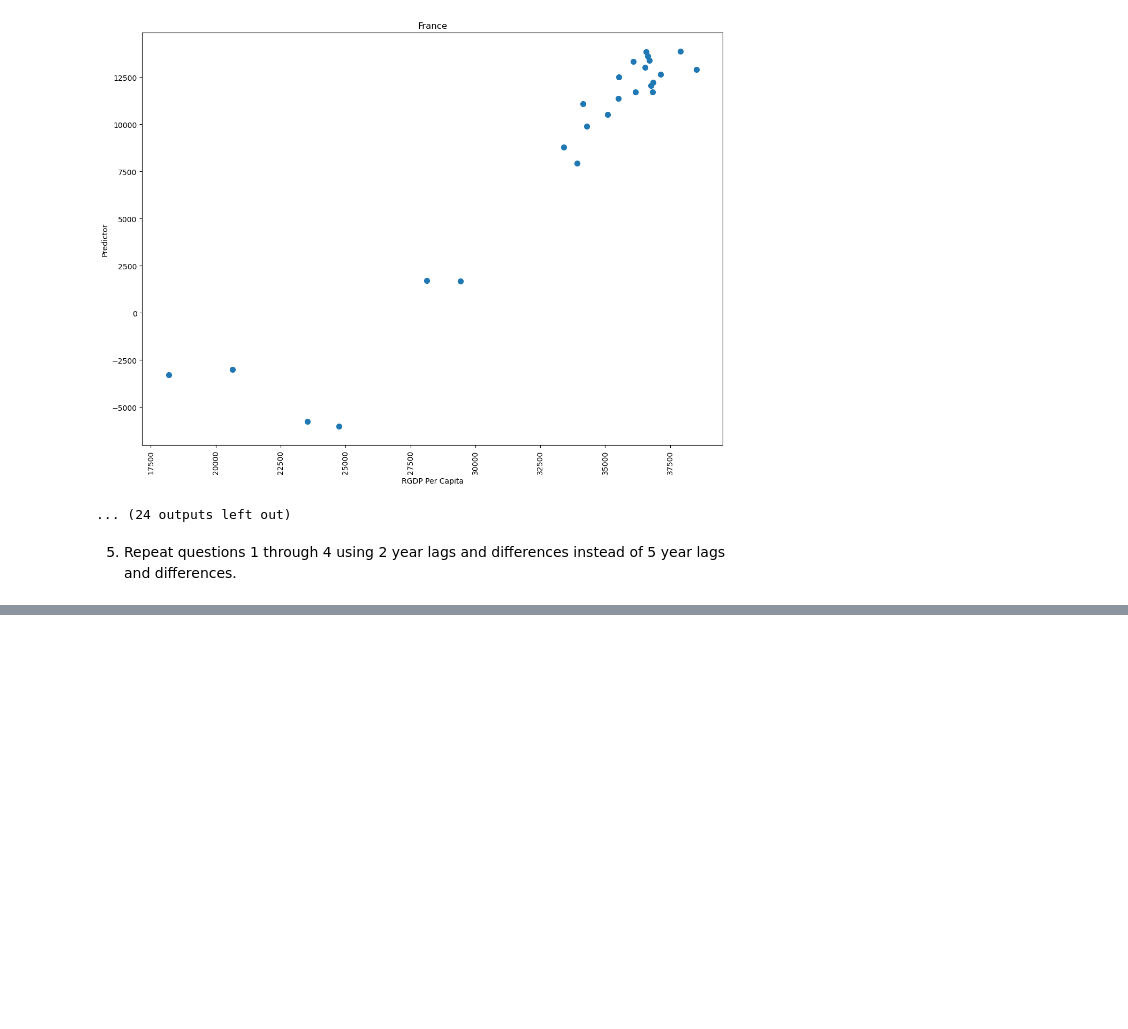
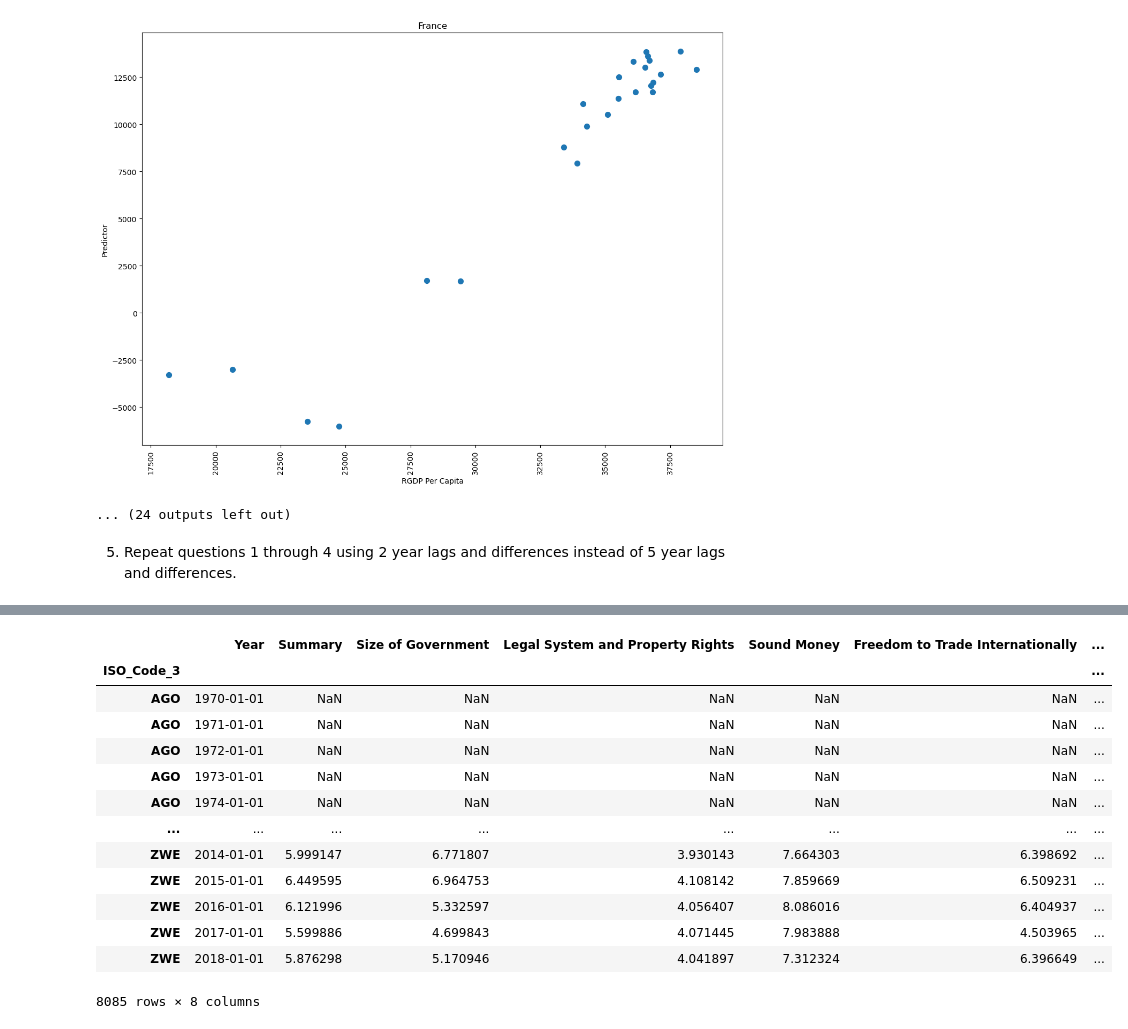
Before and after one commit to cade-busek/Econ411, a Jupyter notebook: Homework projects/HW for project 9.ipynb, the cells around one changed output, grey strips where cells are left out. Drawn from its saved outputs; the diff is of its cells as text; code cells hidden in the pictures; blank space fills up the shorter version.

```diff
--- a/Homework projects/HW for project 9.ipynb
+++ b/Homework projects/HW for project 9.ipynb
@@ -257,7 +266,29 @@ hw_data
 # %%
 import numpy as np
-years_diff = 5
-reg_data = hw_data
-reg_data["RGDP Per Capita"] = np['Year'].diff(years_diff)
-reg_data = reg_data.replace([np.inf, -np.inf], np.nan)
-reg_data.loc["USA"]
+
+
+# Read in original data
+hw_data = pd.read_excel("EFWAndRGDP.xls", index_col=[0])
+del hw_data['ISO_Code_2']
+
+del hw_data['World Bank Region']
+del hw_data['Countries']
+del hw_data['World Bank Current Income Classification, 1990-present (L=Low income, LM=Lower middle income, UM=Upper middle income, H=High income)']
+
+
+hw_data
+# %% [output]
+|  | Year | Summary | Size of Government | Legal System and Property Rights | Sound Money | Freedom to Trade Internationally | ... |
+| ISO_Code_3 |  |  |  |  |  |  | ... |
+| AGO | 1970-01-01 | NaN | NaN | NaN | NaN | NaN | ... |
+| AGO | 1971-01-01 | NaN | NaN | NaN | NaN | NaN | ... |
+| AGO | 1972-01-01 | NaN | NaN | NaN | NaN | NaN | ... |
+| AGO | 1973-01-01 | NaN | NaN | NaN | NaN | NaN | ... |
+| AGO | 1974-01-01 | NaN | NaN | NaN | NaN | NaN | ... |
+| ... | ... | ... | ... | ... | ... | ... | ... |
+| ZWE | 2014-01-01 | 5.999147 | 6.771807 | 3.930143 | 7.664303 | 6.398692 | ... |
+| ZWE | 2015-01-01 | 6.449595 | 6.964753 | 4.108142 | 7.859669 | 6.509231 | ... |
+| ZWE | 2016-01-01 | 6.121996 | 5.332597 | 4.056407 | 8.086016 | 6.404937 | ... |
+| ZWE | 2017-01-01 | 5.599886 | 4.699843 | 4.071445 | 7.983888 | 4.503965 | ... |
+| ZWE | 2018-01-01 | 5.876298 | 5.170946 | 4.041897 | 7.312324 | 6.396649 | ... |
+8085 rows × 8 columns
```
Also changed, not shown: parts of 11 cells of this notebook.
